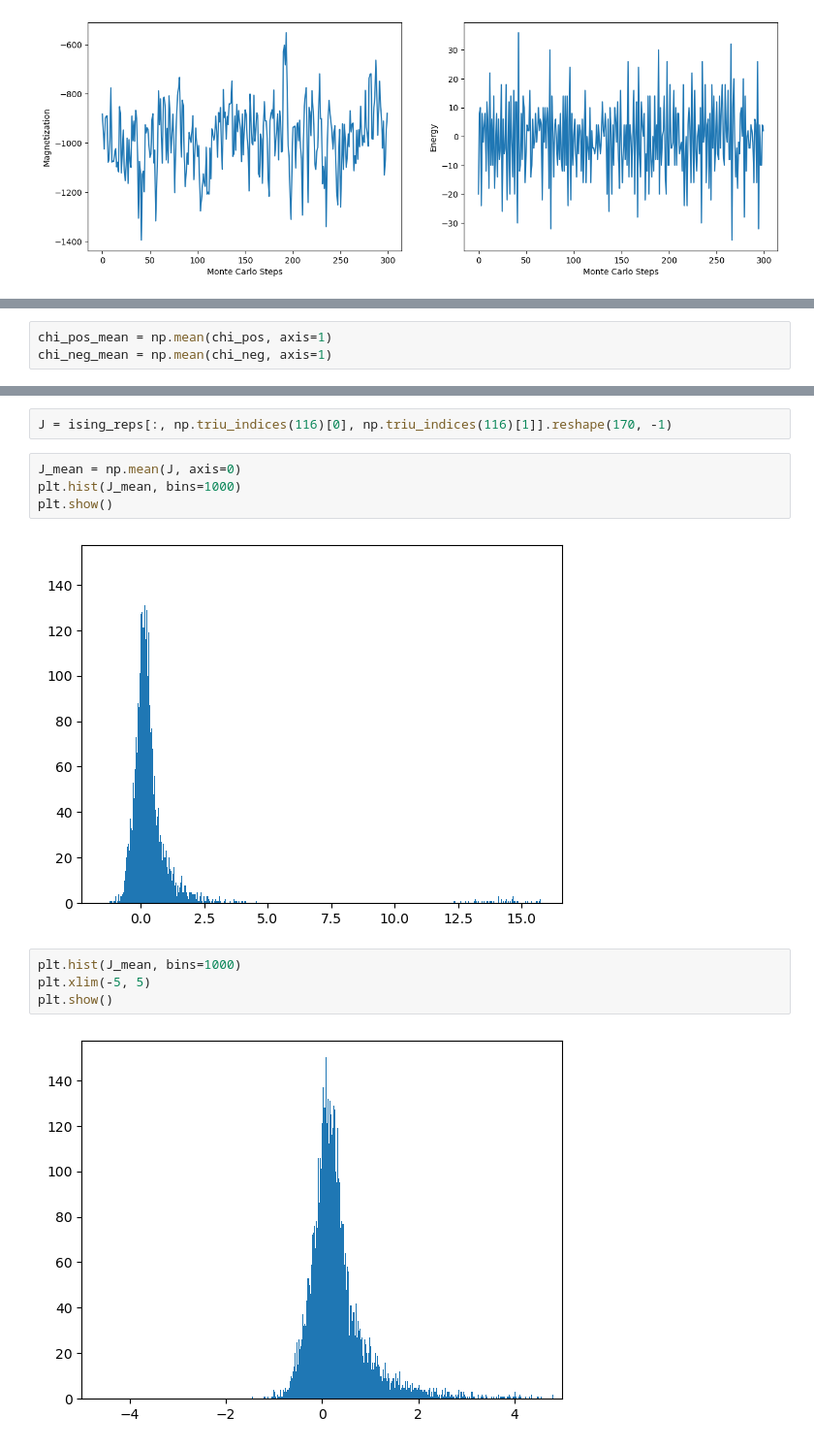
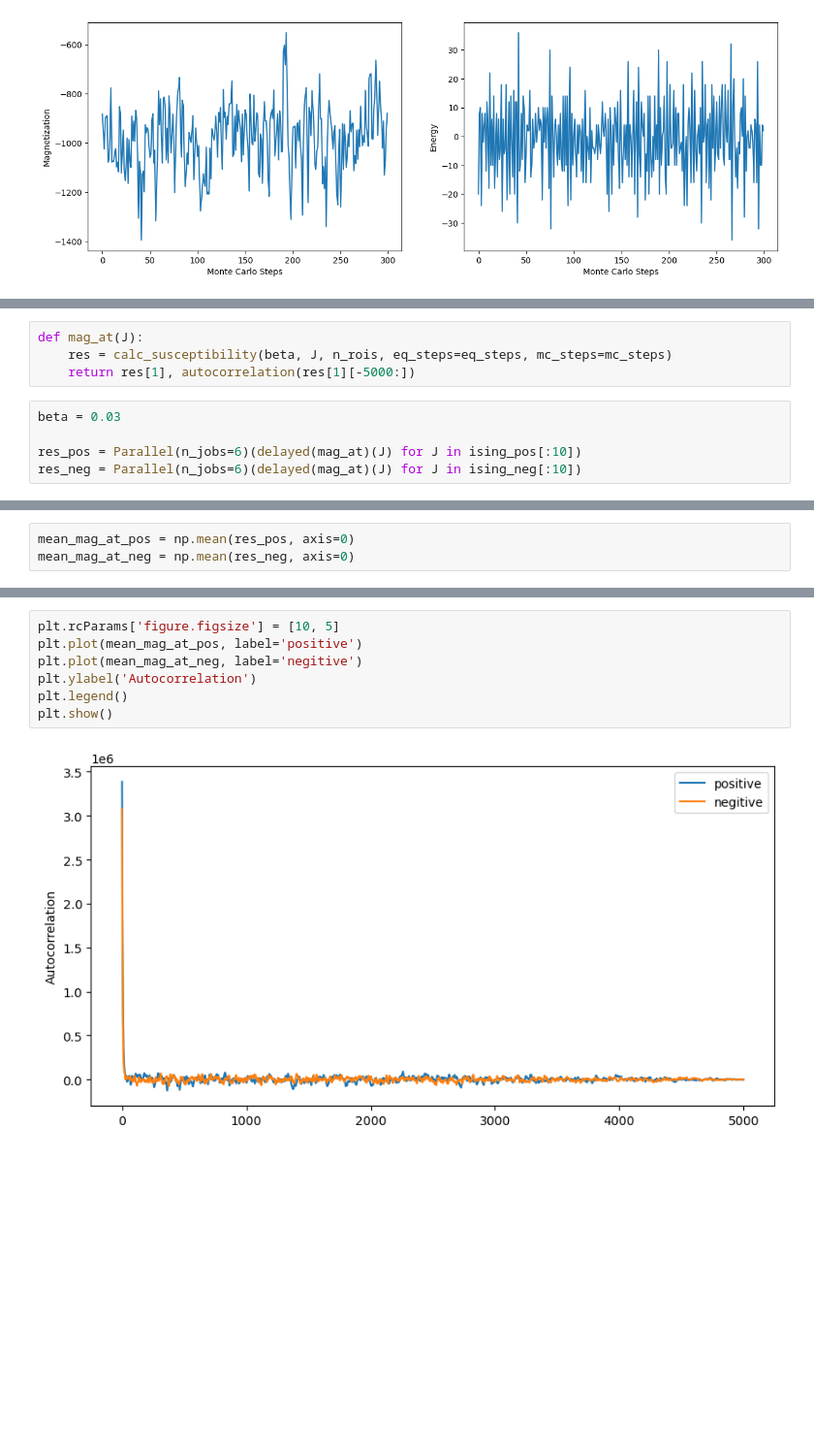
Before and after one commit to shivanshseth/fmri-functional-connectivity-ising, a Jupyter notebook: src/susceptibility.ipynb, the cells around one changed output, grey strips where cells are left out. Shown at 97% size. Cells and saved outputs as stored; diff of their text form; blank space fills up the shorter version.

```diff
--- a/src/susceptibility.ipynb
+++ b/src/susceptibility.ipynb
@@ -199,0 +169,9 @@ chi_pos = chi_pos[:, :, 0]
+# %%
+def mag_at(J):
+    res = calc_susceptibility(beta, J, n_rois, eq_steps=eq_steps, mc_steps=mc_steps)
+    return res[1], autocorrelation(res[1][-5000:])
+# %%
+beta = 0.03
+
+res_pos = Parallel(n_jobs=6)(delayed(mag_at)(J) for J in ising_pos[:10])
+res_neg = Parallel(n_jobs=6)(delayed(mag_at)(J) for J in ising_neg[:10])
@@ -200,3 +181,3 @@ chi_pos = chi_pos[:, :, 0]
 # %%
-chi_pos_mean = np.mean(chi_pos, axis=1)
-chi_neg_mean = np.mean(chi_neg, axis=1)
+mean_mag_at_pos = np.mean(res_pos, axis=0)
+mean_mag_at_neg = np.mean(res_neg, axis=0)
@@ -230,14 +184,9 @@ array([0.033902847156674014, 0.004531964279147307, 0.012716951724546547,
-# %%
-J = ising_reps[:, np.triu_indices(116)[0], np.triu_indices(116)[1]].reshape(170, -1)
-# %%
-J_mean = np.mean(J, axis=0)
-plt.hist(J_mean, bins=1000)
-plt.show()
-# %% [output]
-[figure, removed]
-# %%
-plt.hist(J_mean, bins=1000)
-plt.xlim(-5, 5)
-plt.show()
-# %% [output]
-[figure, removed]
+# %%
+plt.rcParams['figure.figsize'] = [10, 5]
+plt.plot(mean_mag_at_pos, label='positive')
+plt.plot(mean_mag_at_neg, label='negitive')
+plt.ylabel('Autocorrelation')
+plt.legend()
+plt.show()
+# %% [output]
+[figure, added]
```
Also changed, not shown: parts of 20 cells of this notebook, 2 other files.
